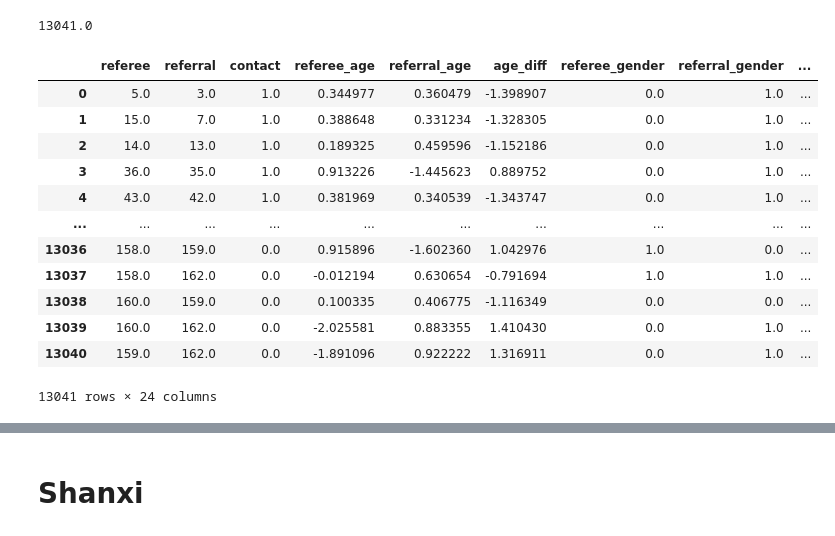
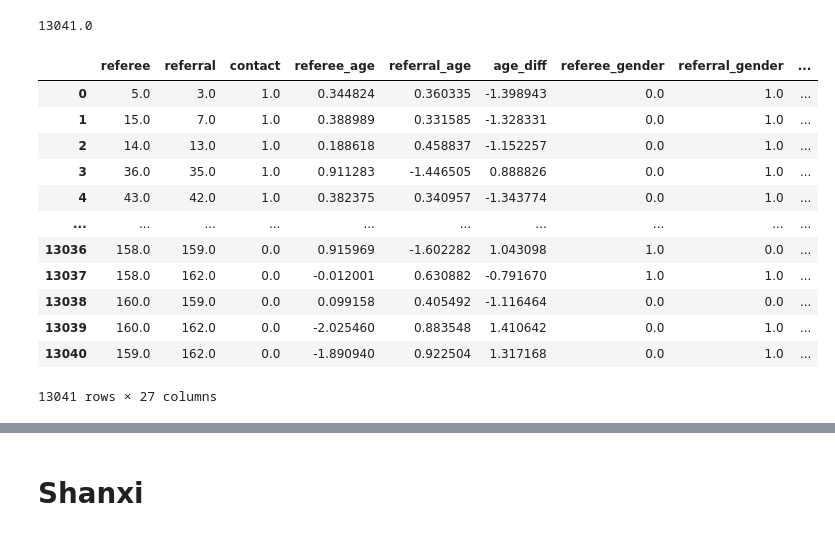
Before and after one commit to swestfechtel/masterarbeit, a Jupyter notebook: network_analysis/basic_regressions.ipynb, the cells around one changed output, grey strips where cells are left out. Cells and saved outputs as stored; diff of their text form; code cells hidden in the pictures.

```diff
--- a/network_analysis/basic_regressions.ipynb
+++ b/network_analysis/basic_regressions.ipynb
@@ -134,6 +139,8 @@ for ref_a in yunnan_nodelist['node_id']:
         referral_pagerank_centrality = referral_network_stats['Pagerank_Centrality'].iloc[0]
         referee_component_size = referee_network_stats['Component_Size'].iloc[0]
         referral_component_size = referral_network_stats['Component_Size'].iloc[0]
+        referee_avg_path_len = referee_network_stats['Avg_Shortest_Path_Length'].iloc[0]
+        referral_avg_path_len = referral_network_stats['Avg_Shortest_Path_Length'].iloc[0]
 
         new_row = pd.Series({'referee': ref_a, 'referral': ref_b, 'contact': 0, 'referee_age': referee_age, 'referral_age': referral_age, 'age_diff': abs(referee_age - referral_age),
                              'referee_gender': referee_gender, 'referral_gender': referral_gender, 'gender_diff': abs(referee_gender - referral_gender),
@@ -141,7 +148,8 @@ for ref_a in yunnan_nodelist['node_id']:
                              'referee_degree_centrality': referee_degree_centrality, 'referral_degree_centrality': referral_degree_centrality, 'degree_centrality_diff': abs(referee_degree_centrality - referral_degree_centrality),
                              'referee_betweenness_centrality': referee_betweenness_centrality, 'referral_betweenness_centrality': referral_betweenness_centrality, 'betweenness_centrality_diff': abs(referee_betweenness_centrality - referral_betweenness_centrality),
                              'referee_pagerank_centrality': referee_pagerank_centrality, 'referral_pagerank_centrality': referral_pagerank_centrality, 'pagerank_centrality_diff': abs(referee_pagerank_centrality - referral_pagerank_centrality),
-                             'referee_component_size': referee_component_size, 'referral_component_size': referral_component_size, 'component_size_diff': abs(referee_component_size - referral_component_size)})
+                             'referee_component_size': referee_component_size, 'referral_component_size': referral_component_size, 'component_size_diff': abs(referee_component_size - referral_component_size),
+                             'referee_avg_path_len': referee_avg_path_len, 'referral_avg_path_len': referral_avg_path_len, 'avg_path_len_diff': abs(referee_avg_path_len - referral_avg_path_len)})
         yunnan_data = pd.concat([yunnan_data, new_row.to_frame().T], axis='index', ignore_index=True)
 
         added_combinations.add((ref_a, ref_b))
@@ -256,7 +289,8 @@ Don't need to fill nans
 # %%
 hainan_data = pd.DataFrame(columns=['referee', 'referral', 'contact', 'referee_age', 'referral_age', 'age_diff', 'referee_gender', 'referral_gender', 'gender_diff', 'referee_relatives', 'referral_relatives', 'relatives_diff',
                                     'referee_degree_centrality', 'referral_degree_centrality', 'degree_centrality_diff', 'referee_betweenness_centrality', 'referral_betweenness_centrality', 'betweenness_centrality_diff',
-                                    'referee_pagerank_centrality', 'referral_pagerank_centrality', 'pagerank_centrality_diff', 'referee_component_size', 'referral_component_size', 'component_size_diff'])
+                                    'referee_pagerank_centrality', 'referral_pagerank_centrality', 'pagerank_centrality_diff', 'referee_component_size', 'referral_component_size', 'component_size_diff',
+                                    'referee_avg_path_len', 'referral_avg_path_len', 'avg_path_len_diff'])
 # %%
 added_combinations = set()
 for index, row in hainan_edgelist[~hainan_edgelist['Referral'].isna()].iterrows():
@@ -282,6 +316,8 @@ for index, row in hainan_edgelist[~hainan_edgelist['Referral'].isna()].iterrows(
     referral_pagerank_centrality = referral_network_stats['Pagerank_Centrality'].iloc[0]
     referee_component_size = referee_network_stats['Component_Size'].iloc[0]
     referral_component_size = referral_network_stats['Component_Size'].iloc[0]
+    referee_avg_path_len = referee_network_stats['Avg_Shortest_Path_Length'].iloc[0]
+    referral_avg_path_len = referral_network_stats['Avg_Shortest_Path_Length'].iloc[0]
 
     new_row = pd.Series({'referee': referee_id, 'referral': referral_id, 'contact': 1, 'referee_age': referee_age, 'referral_age': referral_age, 'age_diff': abs(referee_age - referral_age),
                          'referee_gender': referee_gender, 'referral_gender': referral_gender, 'gender_diff': abs(referee_gender - referral_gender),
@@ -289,7 +325,8 @@ for index, row in hainan_edgelist[~hainan_edgelist['Referral'].isna()].iterrows(
                          'referee_degree_centrality': referee_degree_centrality, 'referral_degree_centrality': referral_degree_centrality, 'degree_centrality_diff': abs(referee_degree_centrality - referral_degree_centrality),
                          'referee_betweenness_centrality': referee_betweenness_centrality, 'referral_betweenness_centrality': referral_betweenness_centrality, 'betweenness_centrality_diff': abs(referee_betweenness_centrality - referral_betweenness_centrality),
                          'referee_pagerank_centrality': referee_pagerank_centrality, 'referral_pagerank_centrality': referral_pagerank_centrality, 'pagerank_centrality_diff': abs(referee_pagerank_centrality - referral_pagerank_centrality),
-                         'referee_component_size': referee_component_size, 'referral_component_size': referral_component_size, 'component_size_diff': abs(referee_component_size - referral_component_size)})
+                         'referee_component_size': referee_component_size, 'referral_component_size': referral_component_size, 'component_size_diff': abs(referee_component_size - referral_component_size),
+                         'referee_avg_path_len': referee_avg_path_len, 'referral_avg_path_len': referral_avg_path_len, 'avg_path_len_diff': abs(referee_avg_path_len - referral_avg_path_len)})
     hainan_data = pd.concat([hainan_data, new_row.to_frame().T], axis='index', ignore_index=True)
 
     added_combinations.add((referee_id, referral_id))
@@ -324,6 +361,8 @@ for ref_a in hainan_nodelist['node_id']:
         referral_pagerank_centrality = referral_network_stats['Pagerank_Centrality'].iloc[0]
         referee_component_size = referee_network_stats['Component_Size'].iloc[0]
         referral_component_size = referral_network_stats['Component_Size'].iloc[0]
+        referee_avg_path_len = referee_network_stats['Avg_Shortest_Path_Length'].iloc[0]
+        referral_avg_path_len = referral_network_stats['Avg_Shortest_Path_Length'].iloc[0]
 
         new_row = pd.Series({'referee': ref_a, 'referral': ref_b, 'contact': 0, 'referee_age': referee_age, 'referral_age': referral_age, 'age_diff': abs(referee_age - referral_age),
                              'referee_gender': referee_gender, 'referral_gender': referral_gender, 'gender_diff': abs(referee_gender - referral_gender),
@@ -331,7 +370,8 @@ for ref_a in hainan_nodelist['node_id']:
                              'referee_degree_centrality': referee_degree_centrality, 'referral_degree_centrality': referral_degree_centrality, 'degree_centrality_diff': abs(referee_degree_centrality - referral_degree_centrality),
                              'referee_betweenness_centrality': referee_betweenness_centrality, 'referral_betweenness_centrality': referral_betweenness_centrality, 'betweenness_centrality_diff': abs(referee_betweenness_centrality - referral_betweenness_centrality),
                              'referee_pagerank_centrality': referee_pagerank_centrality, 'referral_pagerank_centrality': referral_pagerank_centrality, 'pagerank_centrality_diff': abs(referee_pagerank_centrality - referral_pagerank_centrality),
-                             'referee_component_size': referee_component_size, 'referral_component_size': referral_component_size, 'component_size_diff': abs(referee_component_size - referral_component_size)})
+                             'referee_component_size': referee_component_size, 'referral_component_size': referral_component_size, 'component_size_diff': abs(referee_component_size - referral_component_size),
+                             'referee_avg_path_len': referee_avg_path_len, 'referral_avg_path_len': referral_avg_path_len, 'avg_path_len_diff': abs(referee_avg_path_len - referral_avg_path_len)})
         hainan_data = pd.concat([hainan_data, new_row.to_frame().T], axis='index', ignore_index=True)
 
         added_combinations.add((ref_a, ref_b))
@@ -359,42 +399,46 @@ hainan_data
 # %%
 hainan_data[['referee_age', 'referral_age', 'age_diff', 'referee_degree_centrality', 'referral_degree_centrality',
              'degree_centrality_diff', 'referee_betweenness_centrality',
              'referral_betweenness_centrality', 'betweenness_centrality_diff',
              'referee_pagerank_centrality', 'referral_pagerank_centrality',
              'pagerank_centrality_diff', 'referee_component_size',
-             'referral_component_size', 'component_size_diff']] = normalize(hainan_data[['referee_age', 'referral_age', 'age_diff', 'referee_degree_centrality', 'referral_degree_centrality',
+             'referral_component_size', 'component_size_diff', 'referee_avg_path_len',
+             'referral_avg_path_len', 'avg_path_len_diff']] = normalize(hainan_data[['referee_age', 'referral_age', 'age_diff', 'referee_degree_centrality', 'referral_degree_centrality',
                                                                                          'degree_centrality_diff', 'referee_betweenness_centrality',
                                                                                          'referral_betweenness_centrality', 'betweenness_centrality_diff',
                                                                                          'referee_pagerank_centrality', 'referral_pagerank_centrality',
                                                                                          'pagerank_centrality_diff', 'referee_component_size',
-                                                                                         'referral_component_size', 'component_size_diff']])
+                                                                                         'referral_component_size', 'component_size_diff', 'referee_avg_path_len',
+                                                                                     'referral_avg_path_len', 'avg_path_len_diff']])
 
 hainan_data[['referee_age', 'referral_age', 'age_diff', 'referee_degree_centrality', 'referral_degree_centrality',
              'degree_centrality_diff', 'referee_betweenness_centrality',
              'referral_betweenness_centrality', 'betweenness_centrality_diff',
              'referee_pagerank_centrality', 'referral_pagerank_centrality',
              'pagerank_centrality_diff', 'referee_component_size',
-             'referral_component_size', 'component_size_diff']] = scale(hainan_data[['referee_age', 'referral_age', 'age_diff', 'referee_degree_centrality', 'referral_degree_centrality',
+             'referral_component_size', 'component_size_diff', 'referee_avg_path_len',
+             'referral_avg_path_len', 'avg_path_len_diff']] = scale(hainan_data[['referee_age', 'referral_age', 'age_diff', 'referee_degree_centrality', 'referral_degree_centrality',
                                                                                      'degree_centrality_diff', 'referee_betweenness_centrality',
                                                                                      'referral_betweenness_centrality', 'betweenness_centrality_diff',
                                                                                      'referee_pagerank_centrality', 'referral_pagerank_centrality',
                                                                                      'pagerank_centrality_diff', 'referee_component_size',
-                                                                                     'referral_component_size', 'component_size_diff']])
+                                                                                     'referral_component_size', 'component_size_diff', 'referee_avg_path_len',
+                                                                                 'referral_avg_path_len', 'avg_path_len_diff']])
 hainan_data
 # %% [output]
 |  | referee | referral | contact | referee_age | referral_age | age_diff | referee_gender | referral_gender | ... |
-| 0 | 5.0 | 3.0 | 1.0 | 0.344977 | 0.360479 | -1.398907 | 0.0 | 1.0 | ... |
-| 1 | 15.0 | 7.0 | 1.0 | 0.388648 | 0.331234 | -1.328305 | 0.0 | 1.0 | ... |
-| 2 | 14.0 | 13.0 | 1.0 | 0.189325 | 0.459596 | -1.152186 | 0.0 | 1.0 | ... |
-| 3 | 36.0 | 35.0 | 1.0 | 0.913226 | -1.445623 | 0.889752 | 0.0 | 1.0 | ... |
-| 4 | 43.0 | 42.0 | 1.0 | 0.381969 | 0.340539 | -1.343747 | 0.0 | 1.0 | ... |
+| 0 | 5.0 | 3.0 | 1.0 | 0.344824 | 0.360335 | -1.398943 | 0.0 | 1.0 | ... |
+| 1 | 15.0 | 7.0 | 1.0 | 0.388989 | 0.331585 | -1.328331 | 0.0 | 1.0 | ... |
+| 2 | 14.0 | 13.0 | 1.0 | 0.188618 | 0.458837 | -1.152257 | 0.0 | 1.0 | ... |
+| 3 | 36.0 | 35.0 | 1.0 | 0.911283 | -1.446505 | 0.888826 | 0.0 | 1.0 | ... |
+| 4 | 43.0 | 42.0 | 1.0 | 0.382375 | 0.340957 | -1.343774 | 0.0 | 1.0 | ... |
 | ... | ... | ... | ... | ... | ... | ... | ... | ... | ... |
-| 13036 | 158.0 | 159.0 | 0.0 | 0.915896 | -1.602360 | 1.042976 | 1.0 | 0.0 | ... |
-| 13037 | 158.0 | 162.0 | 0.0 | -0.012194 | 0.630654 | -0.791694 | 1.0 | 1.0 | ... |
-| 13038 | 160.0 | 159.0 | 0.0 | 0.100335 | 0.406775 | -1.116349 | 0.0 | 0.0 | ... |
-| 13039 | 160.0 | 162.0 | 0.0 | -2.025581 | 0.883355 | 1.410430 | 0.0 | 1.0 | ... |
-| 13040 | 159.0 | 162.0 | 0.0 | -1.891096 | 0.922222 | 1.316911 | 0.0 | 1.0 | ... |
+| 13036 | 158.0 | 159.0 | 0.0 | 0.915969 | -1.602282 | 1.043098 | 1.0 | 0.0 | ... |
+| 13037 | 158.0 | 162.0 | 0.0 | -0.012001 | 0.630882 | -0.791670 | 1.0 | 1.0 | ... |
+| 13038 | 160.0 | 159.0 | 0.0 | 0.099158 | 0.405492 | -1.116464 | 0.0 | 0.0 | ... |
+| 13039 | 160.0 | 162.0 | 0.0 | -2.025460 | 0.883548 | 1.410642 | 0.0 | 1.0 | ... |
+| 13040 | 159.0 | 162.0 | 0.0 | -1.890940 | 0.922504 | 1.317168 | 0.0 | 1.0 | ... |
-13041 rows × 24 columns
+13041 rows × 27 columns
 # %%
 r_regression(hainan_data[hainan_data.columns[3:]], hainan_data['contact'])
 # %% [output]
```
Also changed, not shown: parts of 52 cells of this notebook, 5 other files.
